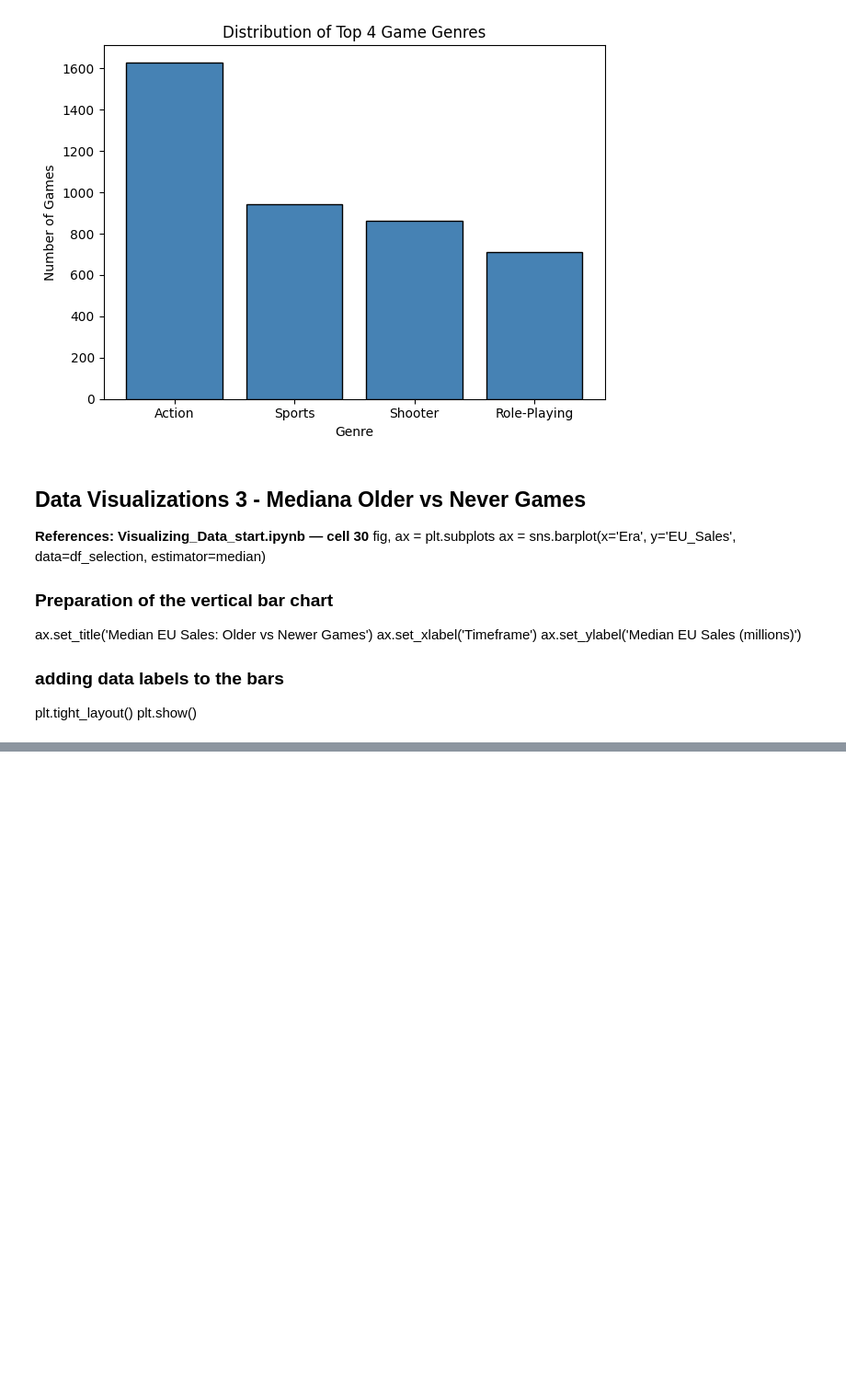
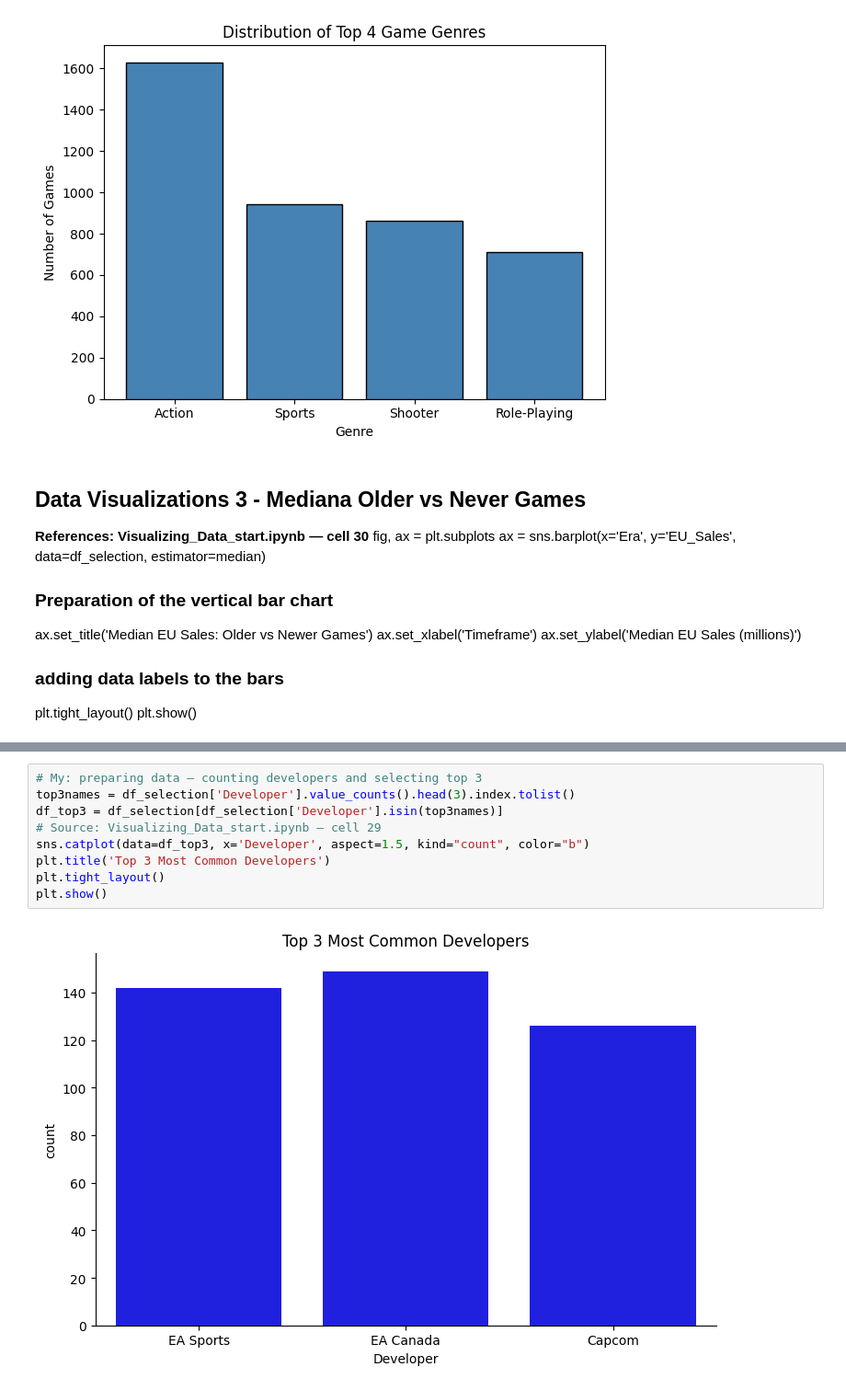
Before and after one commit to Akakiusz/Visualisation-Techniques-for-AI-, a Jupyter notebook: NOTEBOOK/analysis.ipynb, the cells around one changed output, grey strips where cells are left out. Shown at 92% size. Drawn from its saved outputs; the diff is of its cells as text; blank space fills up the shorter version.

Commit message:
Update analysis.ipynb
Data Visualizations 4 - Top 3 Developers

```diff
--- a/NOTEBOOK/analysis.ipynb
+++ b/NOTEBOOK/analysis.ipynb
@@ -310,0 +324,11 @@ plt.show()
+# %%
+# My: preparing data — counting developers and selecting top 3
+top3names = df_selection['Developer'].value_counts().head(3).index.tolist()
+df_top3 = df_selection[df_selection['Developer'].isin(top3names)]
+# Source: Visualizing_Data_start.ipynb — cell 29
+sns.catplot(data=df_top3, x='Developer', aspect=1.5, kind="count", color="b")
+plt.title('Top 3 Most Common Developers')
+plt.tight_layout()
+plt.show()
+# %% [output]
+[figure, added]
```
Also changed, not shown: parts of 2 cells of this notebook.
